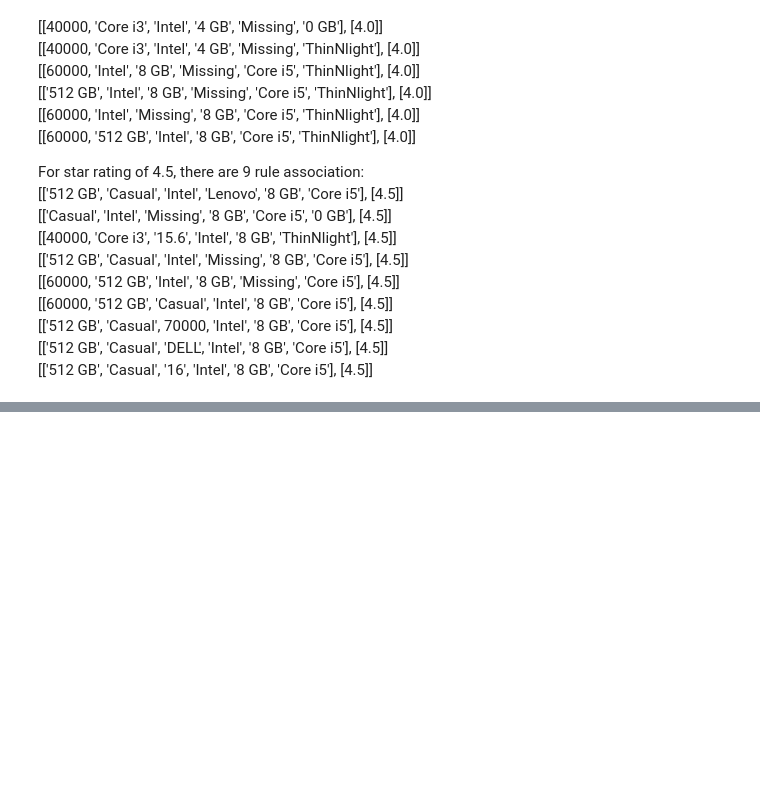
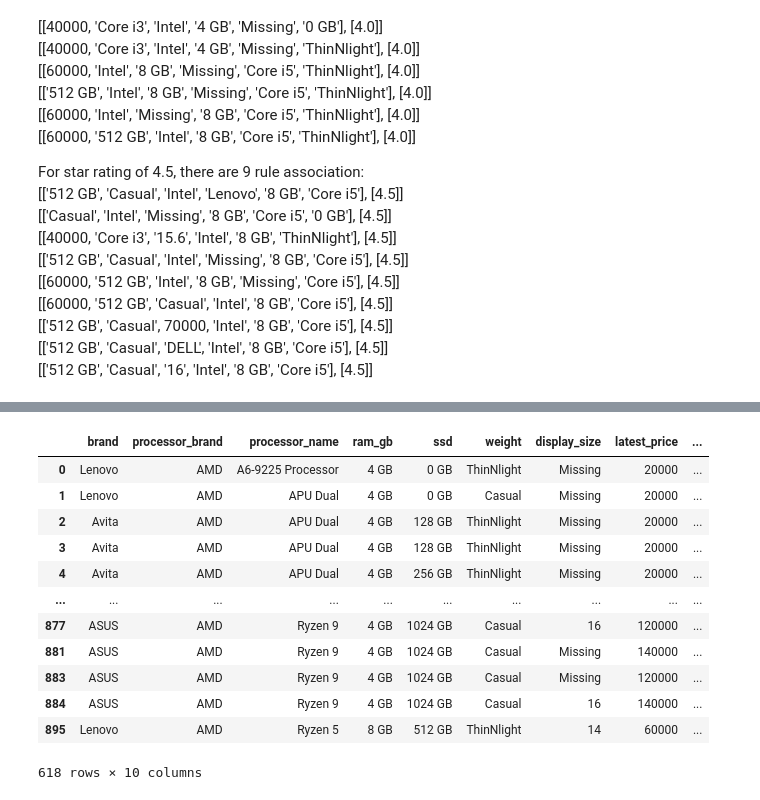
Before and after one commit to AureliusLim/csmodel-phase1, a Jupyter notebook: main_notebook.ipynb, the cells around one changed output, grey strips where cells are left out. Drawn from its saved outputs; the diff is of its cells as text; code cells hidden in the pictures; blank space fills up the shorter version.

```diff
--- a/main_notebook.ipynb
+++ b/main_notebook.ipynb
@@ -562,0 +668,27 @@ For star rating of 4.5, there are 9 rule association:<br>
+# %%
+temp_df = clean_df.copy()
+temp_df["more256"] = pd.NaT
+for i in range(clean_df.shape[0]):
+    testvalue = temp_df.iloc[i]['ssd']
+    testvalue = testvalue.replace(' GB', '')
+
+    if (int(testvalue) >= 256 ):
+        temp_df.iat[i, 9] = 'yes'
+    else:
+        temp_df.iat[i, 9] = 'no'
+
+temp_df
+# %% [output]
+|  | brand | processor_brand | processor_name | ram_gb | ssd | weight | display_size | latest_price | ... |
+| 0 | Lenovo | AMD | A6-9225 Processor | 4 GB | 0 GB | ThinNlight | Missing | 20000 | ... |
+| 1 | Lenovo | AMD | APU Dual | 4 GB | 0 GB | Casual | Missing | 20000 | ... |
+| 2 | Avita | AMD | APU Dual | 4 GB | 128 GB | ThinNlight | Missing | 20000 | ... |
+| 3 | Avita | AMD | APU Dual | 4 GB | 128 GB | ThinNlight | Missing | 20000 | ... |
+| 4 | Avita | AMD | APU Dual | 4 GB | 256 GB | ThinNlight | Missing | 20000 | ... |
+| ... | ... | ... | ... | ... | ... | ... | ... | ... | ... |
+| 877 | ASUS | AMD | Ryzen 9 | 4 GB | 1024 GB | Casual | 16 | 120000 | ... |
+| 881 | ASUS | AMD | Ryzen 9 | 4 GB | 1024 GB | Casual | Missing | 140000 | ... |
+| 883 | ASUS | AMD | Ryzen 9 | 4 GB | 1024 GB | Casual | Missing | 120000 | ... |
+| 884 | ASUS | AMD | Ryzen 9 | 4 GB | 1024 GB | Casual | 16 | 140000 | ... |
+| 895 | Lenovo | AMD | Ryzen 5 | 8 GB | 512 GB | ThinNlight | 14 | 60000 | ... |
+618 rows × 10 columns
```
Also changed, not shown: parts of 40 cells of this notebook.
